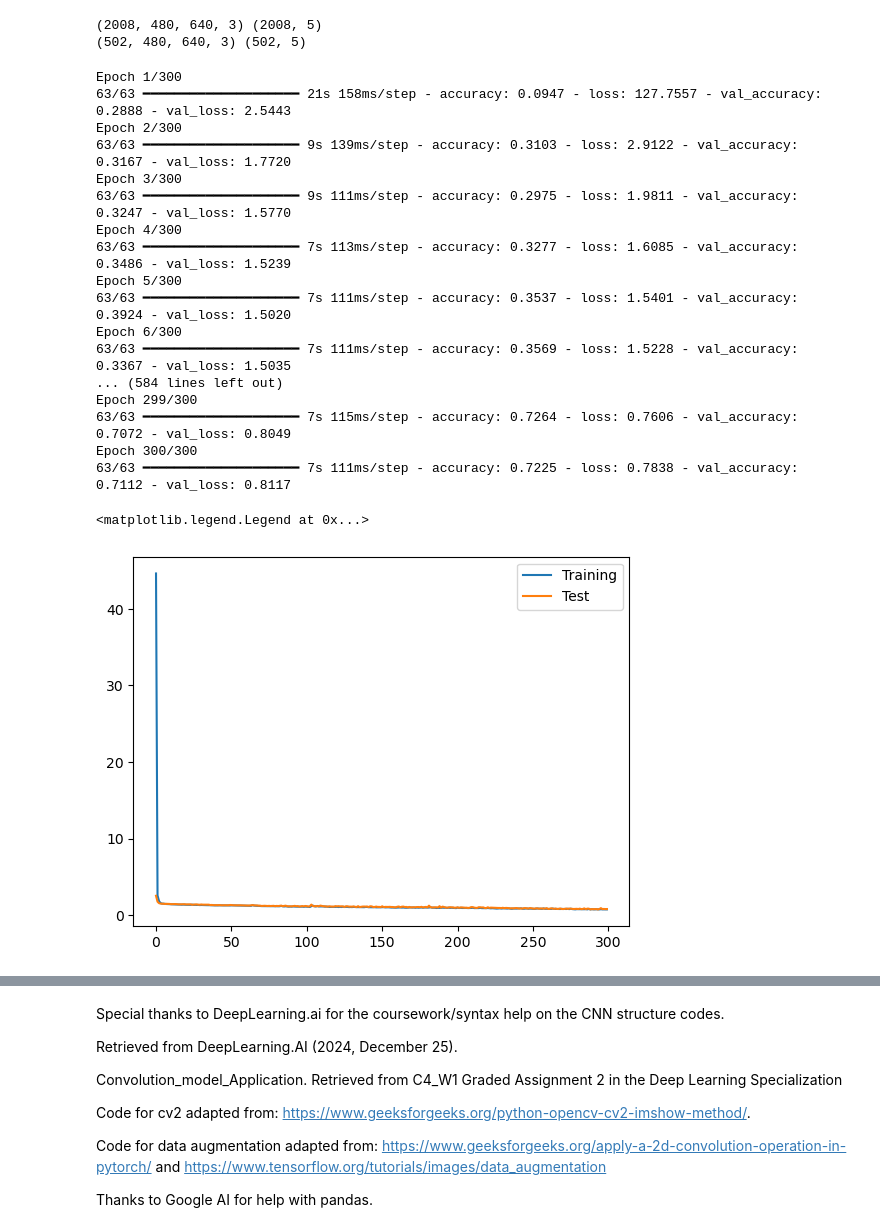
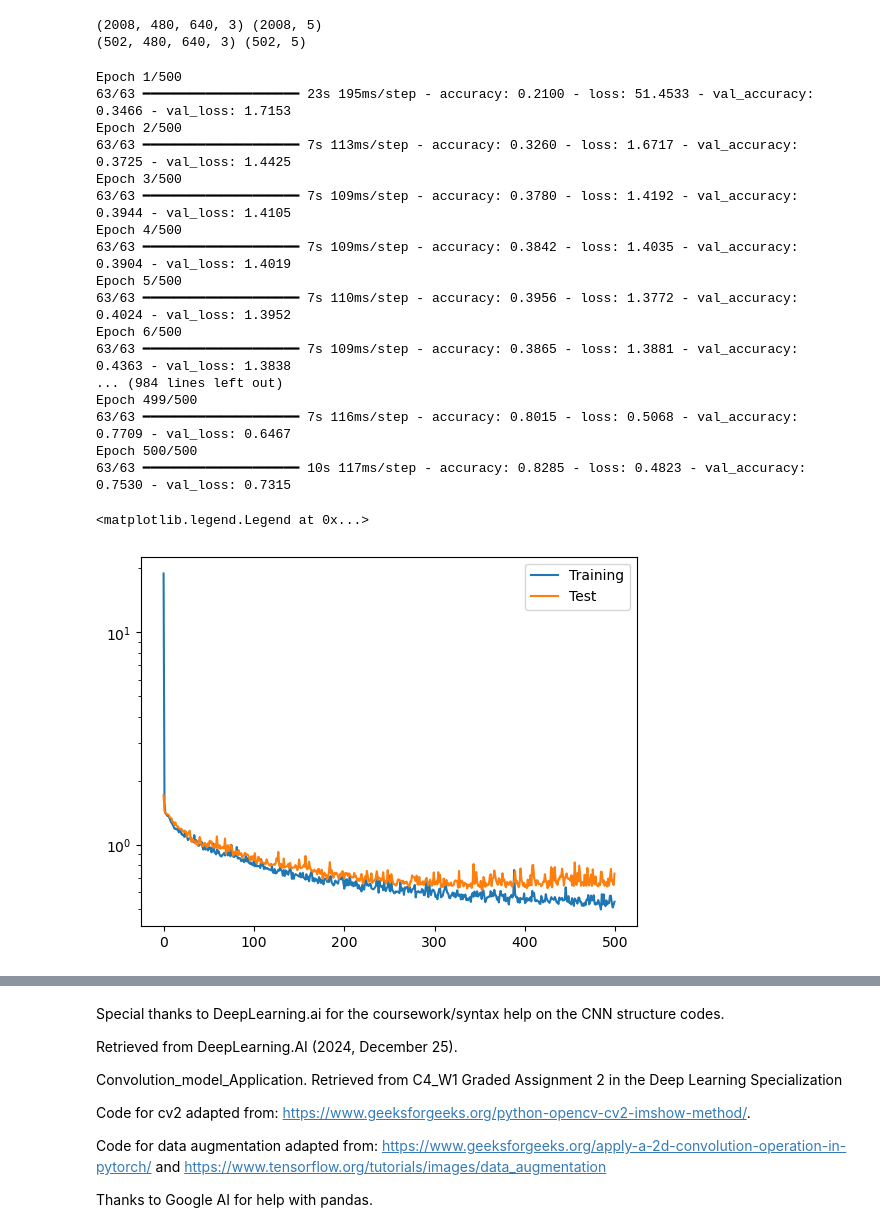
Before and after one commit to 11abiros11/Blood-Cell-Classification-ML-Project, a Jupyter notebook: Convolutional NN - Blood Cells.ipynb, the cells around one changed output, grey strips where cells are left out. Cells and saved outputs as stored; diff of their text form; code cells hidden in the pictures.

```diff
--- a/Convolutional NN.ipynb
+++ b/Convolutional NN - Blood Cells.ipynb
@@ -306,32 +306,33 @@ train_set = tf.data.Dataset.from_tensor_slices((train_X, train_Y_final)).batch(3
 # %%
 test_set = tf.data.Dataset.from_tensor_slices((test_X, test_Y_final)).batch(32)
 # %%
-hist   = convolutional_mod.fit(train_set, epochs = 300, validation_data = test_set)
+hist   = convolutional_mod.fit(train_set, epochs = 500, validation_data = test_set)
 # %% [output]
-Epoch 1/300
-63/63 ━━━━━━━━━━━━━━━━━━━━ 21s 158ms/step - accuracy: 0.0947 - loss: 127.7557 - val_accuracy: 0.2888 - val_loss: 2.5443
-Epoch 2/300
-63/63 ━━━━━━━━━━━━━━━━━━━━ 9s 139ms/step - accuracy: 0.3103 - loss: 2.9122 - val_accuracy: 0.3167 - val_loss: 1.7720
-Epoch 3/300
-63/63 ━━━━━━━━━━━━━━━━━━━━ 9s 111ms/step - accuracy: 0.2975 - loss: 1.9811 - val_accuracy: 0.3247 - val_loss: 1.5770
-Epoch 4/300
-63/63 ━━━━━━━━━━━━━━━━━━━━ 7s 113ms/step - accuracy: 0.3277 - loss: 1.6085 - val_accuracy: 0.3486 - val_loss: 1.5239
-Epoch 5/300
-63/63 ━━━━━━━━━━━━━━━━━━━━ 7s 111ms/step - accuracy: 0.3537 - loss: 1.5401 - val_accuracy: 0.3924 - val_loss: 1.5020
-Epoch 6/300
-63/63 ━━━━━━━━━━━━━━━━━━━━ 7s 111ms/step - accuracy: 0.3569 - loss: 1.5228 - val_accuracy: 0.3367 - val_loss: 1.5035
-... (584 lines left out)
-Epoch 299/300
-63/63 ━━━━━━━━━━━━━━━━━━━━ 7s 115ms/step - accuracy: 0.7264 - loss: 0.7606 - val_accuracy: 0.7072 - val_loss: 0.8049
-Epoch 300/300
-63/63 ━━━━━━━━━━━━━━━━━━━━ 7s 111ms/step - accuracy: 0.7225 - loss: 0.7838 - val_accuracy: 0.7112 - val_loss: 0.8117
+Epoch 1/500
+63/63 ━━━━━━━━━━━━━━━━━━━━ 23s 195ms/step - accuracy: 0.2100 - loss: 51.4533 - val_accuracy: 0.3466 - val_loss: 1.7153
+Epoch 2/500
+63/63 ━━━━━━━━━━━━━━━━━━━━ 7s 113ms/step - accuracy: 0.3260 - loss: 1.6717 - val_accuracy: 0.3725 - val_loss: 1.4425
+Epoch 3/500
+63/63 ━━━━━━━━━━━━━━━━━━━━ 7s 109ms/step - accuracy: 0.3780 - loss: 1.4192 - val_accuracy: 0.3944 - val_loss: 1.4105
+Epoch 4/500
+63/63 ━━━━━━━━━━━━━━━━━━━━ 7s 109ms/step - accuracy: 0.3842 - loss: 1.4035 - val_accuracy: 0.3904 - val_loss: 1.4019
+Epoch 5/500
+63/63 ━━━━━━━━━━━━━━━━━━━━ 7s 110ms/step - accuracy: 0.3956 - loss: 1.3772 - val_accuracy: 0.4024 - val_loss: 1.3952
+Epoch 6/500
+63/63 ━━━━━━━━━━━━━━━━━━━━ 7s 109ms/step - accuracy: 0.3865 - loss: 1.3881 - val_accuracy: 0.4363 - val_loss: 1.3838
+... (984 lines left out)
+Epoch 499/500
+63/63 ━━━━━━━━━━━━━━━━━━━━ 7s 116ms/step - accuracy: 0.8015 - loss: 0.5068 - val_accuracy: 0.7709 - val_loss: 0.6467
+Epoch 500/500
+63/63 ━━━━━━━━━━━━━━━━━━━━ 10s 117ms/step - accuracy: 0.8285 - loss: 0.4823 - val_accuracy: 0.7530 - val_loss: 0.7315
 # %%
+plt.yscale('log')
 plt.plot(hist.history['loss'], label = 'Training')
 plt.plot(hist.history['val_loss'], label = 'Test')
 plt.legend()
 # %% [output]
 <matplotlib.legend.Legend at 0x...>
-[figure, old version]
+[figure, new version]
 # %%
 plt.plot(hist.history['accuracy'], label = 'Training')
 plt.plot(hist.history['val_accuracy'], label = 'Test')
```
Also changed, not shown: parts of 1 cell of this notebook.
